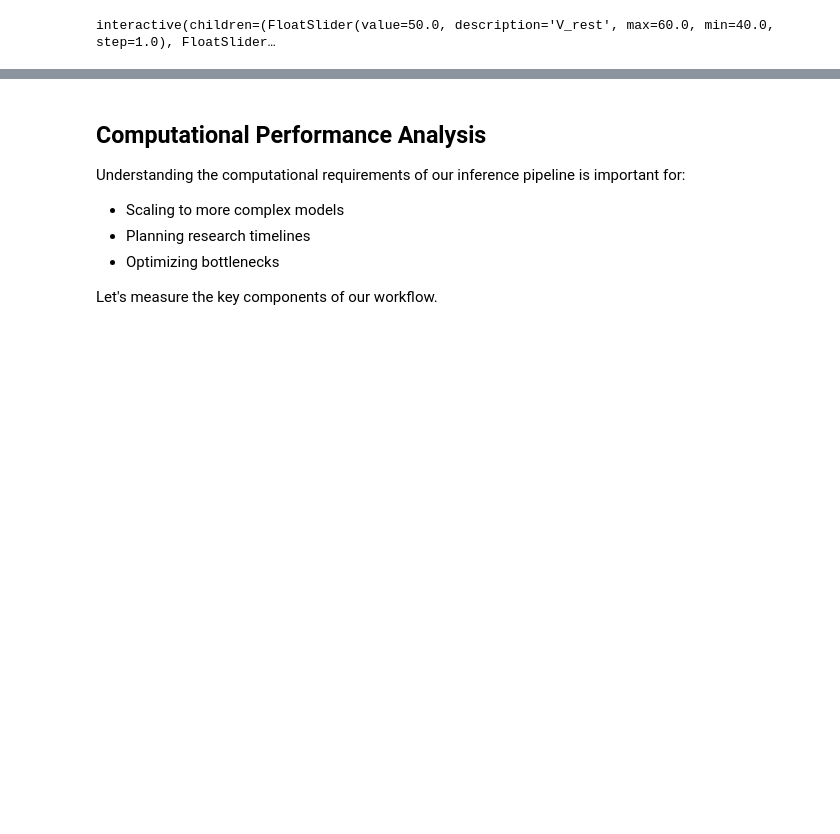
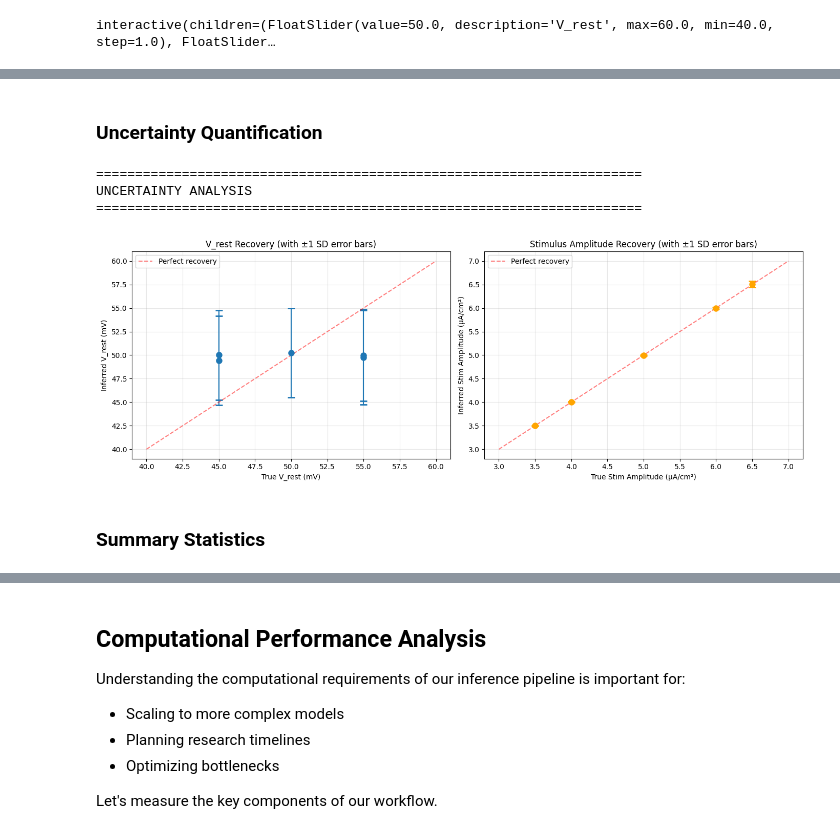
Before and after one commit to yibeisita/Hodgkin-Huxley-Simulation, a Jupyter notebook: 2_Bayesian_Inference.ipynb, the cells around one changed output, grey strips where cells are left out. Cells and saved outputs as stored; diff of their text form; code cells hidden in the pictures; blank space fills up the shorter version.

```diff
--- a/2_Bayesian_Inference.ipynb
+++ b/2_Bayesian_Inference.ipynb
@@ -236,0 +407,43 @@ By examining the **posterior mean**, **variance**, and **shape**, we can:
+# %% [markdown]
+### Uncertainty Quantification
+# %%
+print("\n" + "=" * 70)
+print("UNCERTAINTY ANALYSIS")
+print("=" * 70)
+
+# Analyze posterior uncertainty across different test cases
+uncertainties = np.array([r[1]['std'] for r in results])
+means = np.array([r[1]['mean'] for r in results])
+trues = np.array([r[2].numpy() for r in results])
+
+fig, axes = plt.subplots(1, 2, figsize=(14, 5))
+
+# V_rest uncertainty
+axes[0].errorbar(trues[:, 0], means[:, 0], yerr=uncertainties[:, 0],
+                 fmt='o', capsize=5, capthick=2, markersize=8)
+axes[0].plot([40, 60], [40, 60], 'r--', alpha=0.5, label='Perfect recovery')
+axes[0].set_xlabel('True V_rest (mV)')
+axes[0].set_ylabel('Inferred V_rest (mV)')
+axes[0].set_title('V_rest Recovery (with ±1 SD error bars)')
+axes[0].legend()
+axes[0].grid(True, alpha=0.3)
+
+# Stim amplitude uncertainty
+axes[1].errorbar(trues[:, 1], means[:, 1], yerr=uncertainties[:, 1],
+                 fmt='o', capsize=5, capthick=2, markersize=8, color='orange')
+axes[1].plot([3, 7], [3, 7], 'r--', alpha=0.5, label='Perfect recovery')
+axes[1].set_xlabel('True Stim Amplitude (μA/cm²)')
+axes[1].set_ylabel('Inferred Stim Amplitude (μA/cm²)')
+axes[1].set_title('Stimulus Amplitude Recovery (with ±1 SD error bars)')
+axes[1].legend()
+axes[1].grid(True, alpha=0.3)
+
+plt.tight_layout()
+plt.show()
+# %% [output]
+======================================================================
+UNCERTAINTY ANALYSIS
+======================================================================
+[figure, added]
+# %% [markdown]
+### Summary Statistics
```
Also changed, not shown: parts of 14 cells of this notebook, 1 other file.
